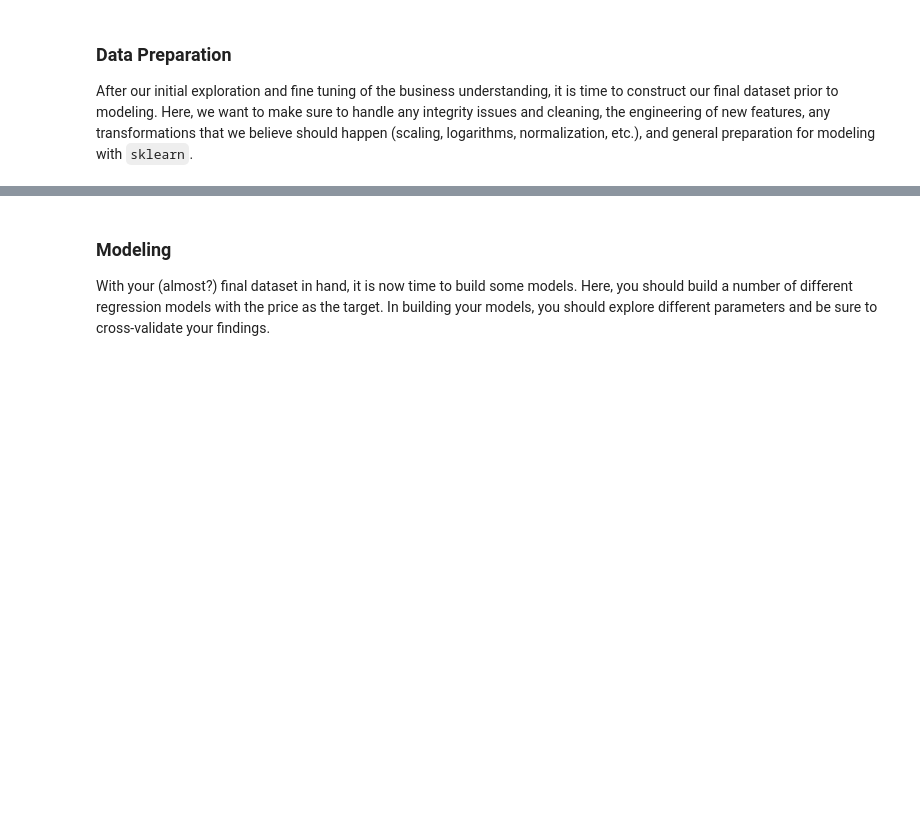
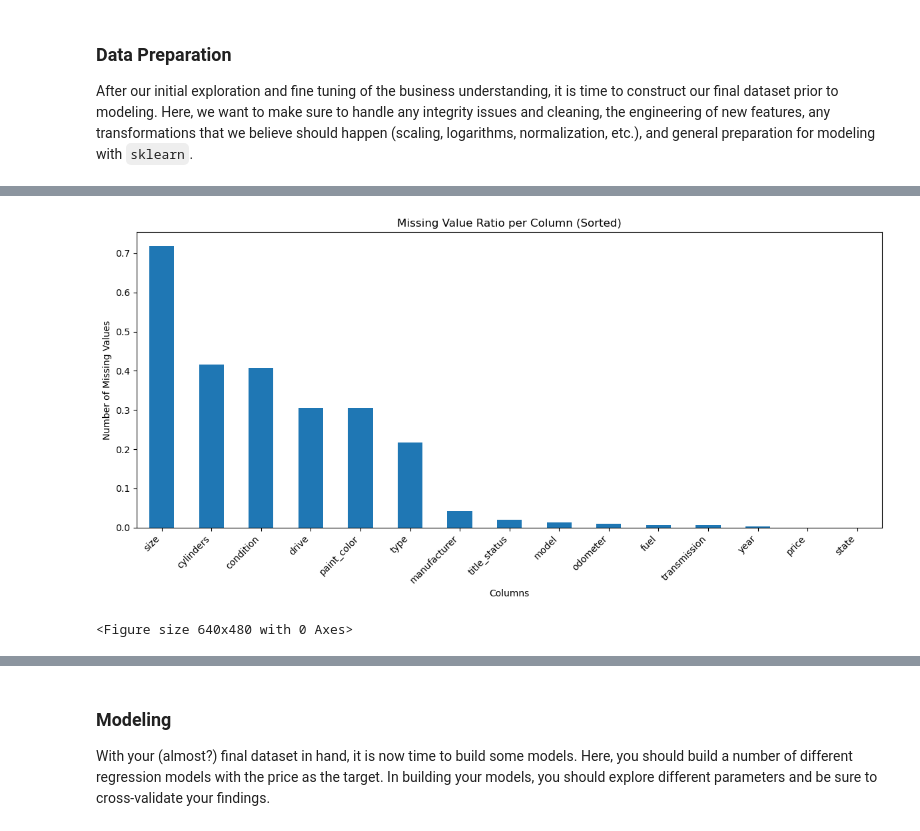
Before and after one commit to elmunoz42/used-car-inventory-optimizer, a Jupyter notebook: prompt_II.ipynb, the cells around one changed output, grey strips where cells are left out. Cells and saved outputs as stored; diff of their text form; code cells hidden in the pictures; blank space fills up the shorter version.

```diff
--- a/prompt_II.ipynb
+++ b/prompt_II.ipynb
@@ -35,0 +41,8 @@ For an initial exploration see file: used-car-inventory-exploration.ipynb in thi
+# %%
+import pandas as pd
+import numpy as np
+import seaborn as sns
+import matplotlib.pyplot as plt
+import functions
+data = pd.read_csv('data/vehicles.csv')
+data
@@ -35,0 +63,9 @@ For an initial exploration see file: used-car-inventory-exploration.ipynb in thi
+# %%
+# Drop some tables that are not needed:
+data = data.drop(['VIN','id','region'], axis=1)
+# %%
+# From functions.py file
+functions.plot_dataframe_missing_values(data, 'images/fig1.jpg')
+# %% [output]
+[figure, added]
+<Figure size 640x480 with 0 Axes>
```
Also changed, not shown: parts of 10 cells of this notebook, 4 other files.
